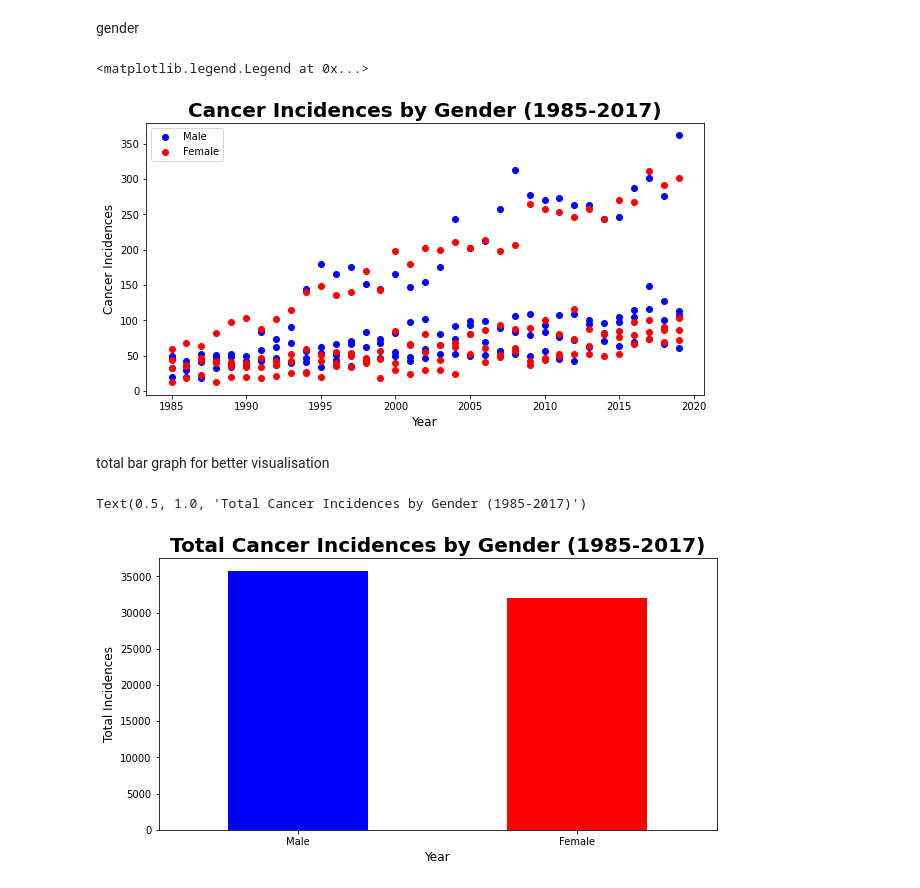
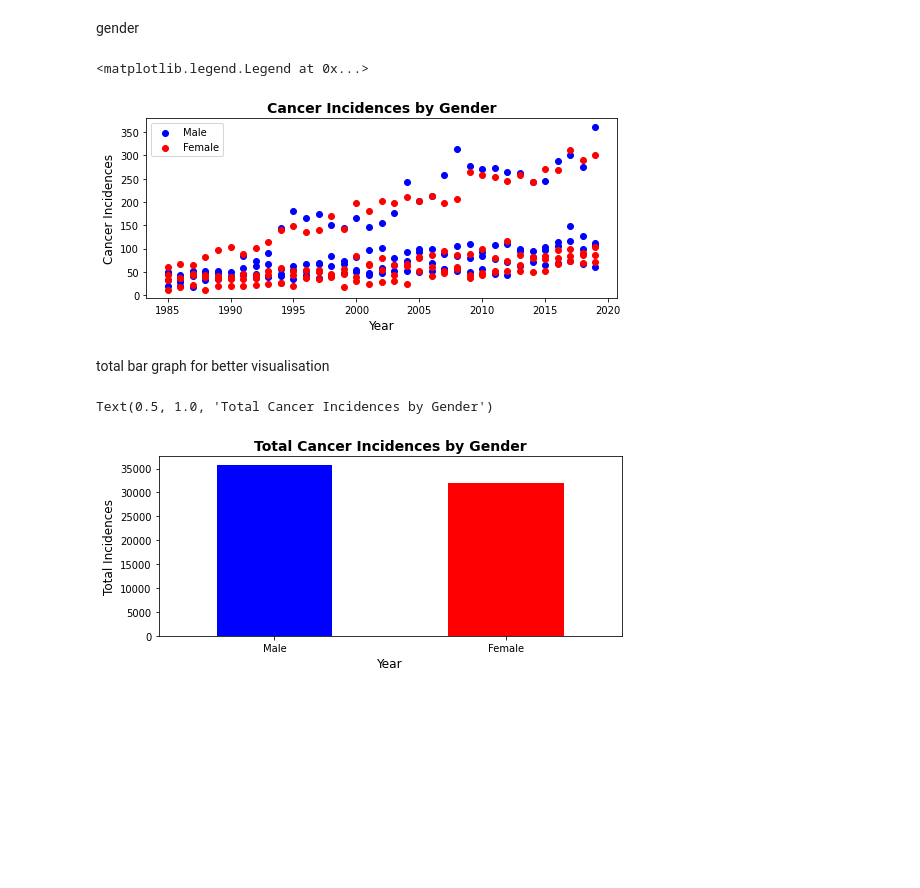
Before and after one commit to RowanSakoulas/data_project, a Jupyter notebook: cancer2.ipynb, the cells around one changed output. Cells and saved outputs as stored; diff of their text form; code cells hidden in the pictures; blank space fills up the shorter version.

```diff
--- a/cancer2.ipynb
+++ b/cancer2.ipynb
@@ -70,21 +70,21 @@ gender
 # %%
 #separating male incidences and 'All Sites'
 cancer_allmale = cancer_data[cancer_data['IncidenceMortality_Sex'].isin(['Incidence Male'])]
 cancer_male = cancer_allmale[cancer_allmale["CancerType"].str.contains("All sites C00-C96 excl C44") == False]
 
 #separating female incidences and 'All Sites'
 cancer_allfemale = cancer_data[cancer_data['IncidenceMortality_Sex'].isin(['Incidence Female'])]
 cancer_female = cancer_allfemale[cancer_allfemale["CancerType"].str.contains("All sites C00-C96 excl C44") == False]
 
 plt.scatter(cancer_male.year, cancer_male.NumberOfCases, c="Blue")
 plt.scatter(cancer_female.year, cancer_female.NumberOfCases, c="Red")
 plt.xlabel('Year', fontsize = 12)
 plt.ylabel('Cancer Incidences', fontsize = 12)
-plt.title('Cancer Incidences by Gender (1985-2017)', fontsize = 20, fontweight = "bold")
+plt.title('Cancer Incidences by Gender', fontsize = 14, fontweight = "bold")
 plt.legend(['Male', 'Female'])
 # %% [output]
 <matplotlib.legend.Legend at 0x...>
-[figure, old version]
+[figure, new version]
 # %% [markdown]
 total bar graph for better visualisation
 # %%
@@ -105,10 +105,10 @@ dataFrame = pd.DataFrame(data=bar_data)
 dataFrame.plot.bar(x="Gender", y="Total Incidences", rot=0, color=("Blue", "Red"), legend=False)
 plt.xlabel('Year', fontsize = 12)
 plt.ylabel('Total Incidences', fontsize = 12)
-plt.title('Total Cancer Incidences by Gender (1985-2017)', fontsize = 20, fontweight = "bold")
+plt.title('Total Cancer Incidences by Gender', fontsize = 14, fontweight = "bold")
 # %% [output]
-Text(0.5, 1.0, 'Total Cancer Incidences by Gender (1985-2017)')
+Text(0.5, 1.0, 'Total Cancer Incidences by Gender')
-[figure, old version]
+[figure, new version]
 # %%
 #creating sums of cancer types
 bowel_sum = bowel_incidences["NumberOfCases"].sum()
```
Also changed, not shown: parts of 7 cells of this notebook.
